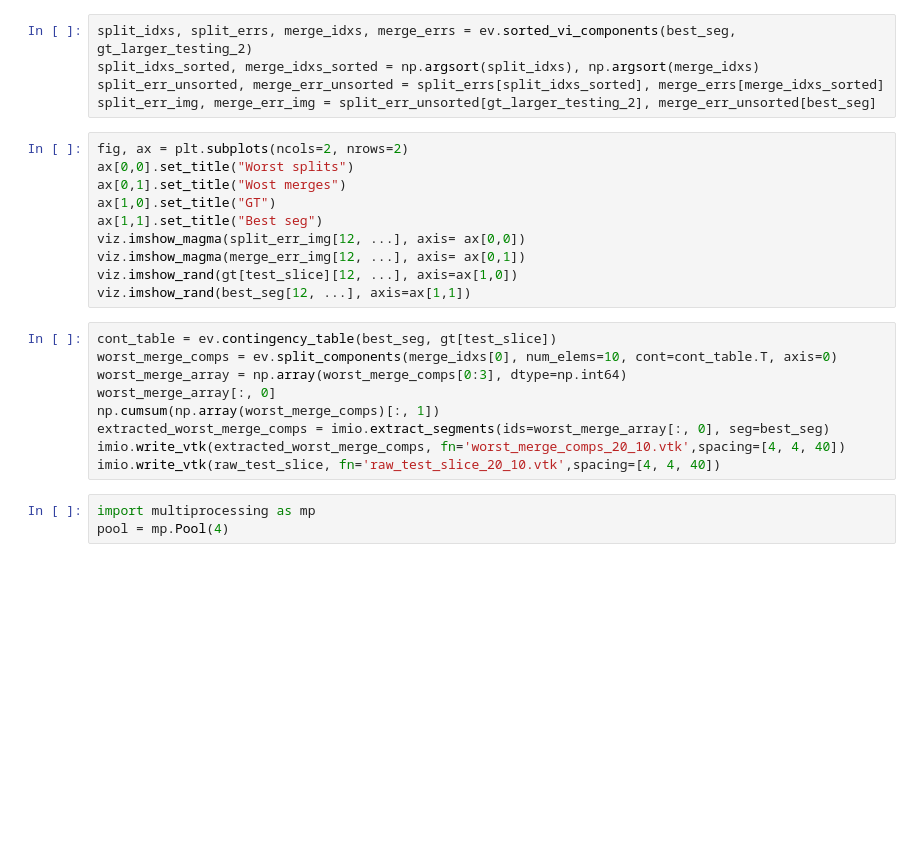
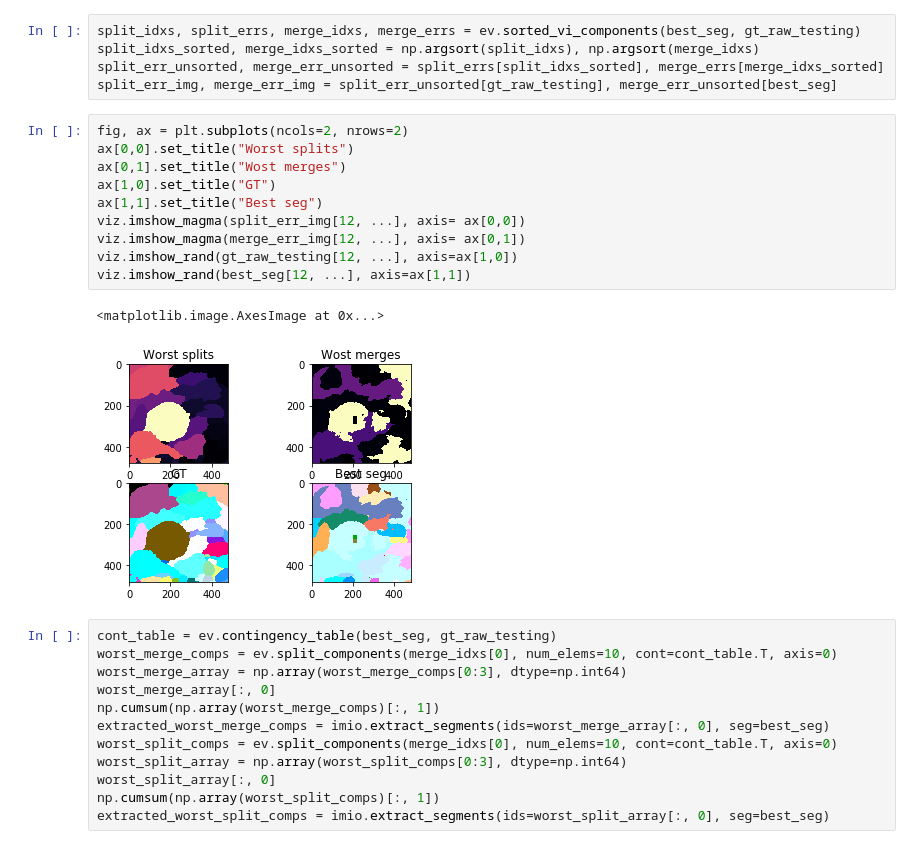
Before and after one commit to JohnnyTeutonic/view_all, a Jupyter notebook: compact_notebook.ipynb, the cells around one changed output. Saved outputs shown, nothing was run; the diff lists cells and outputs as text; blank space fills up the shorter version.

```diff
--- a/compact_notebook.ipynb
+++ b/compact_notebook.ipynb
@@ -52,28 +59,31 @@ ax1.plot(split_vi_array_2.sum(axis=1))
 # %%
-split_idxs, split_errs, merge_idxs, merge_errs = ev.sorted_vi_components(best_seg, gt_larger_testing_2)
+split_idxs, split_errs, merge_idxs, merge_errs = ev.sorted_vi_components(best_seg, gt_raw_testing)
 split_idxs_sorted, merge_idxs_sorted = np.argsort(split_idxs), np.argsort(merge_idxs)
 split_err_unsorted, merge_err_unsorted = split_errs[split_idxs_sorted], merge_errs[merge_idxs_sorted]
-split_err_img, merge_err_img = split_err_unsorted[gt_larger_testing_2], merge_err_unsorted[best_seg]
+split_err_img, merge_err_img = split_err_unsorted[gt_raw_testing], merge_err_unsorted[best_seg]
 # %%
 fig, ax = plt.subplots(ncols=2, nrows=2)
 ax[0,0].set_title("Worst splits")
 ax[0,1].set_title("Wost merges")
 ax[1,0].set_title("GT")
 ax[1,1].set_title("Best seg")
 viz.imshow_magma(split_err_img[12, ...], axis= ax[0,0])
 viz.imshow_magma(merge_err_img[12, ...], axis= ax[0,1])
-viz.imshow_rand(gt[test_slice][12, ...], axis=ax[1,0])
+viz.imshow_rand(gt_raw_testing[12, ...], axis=ax[1,0])
 viz.imshow_rand(best_seg[12, ...], axis=ax[1,1])
+# %% [output]
+<matplotlib.image.AxesImage at 0x...>
+[figure, added]
 # %%
-cont_table = ev.contingency_table(best_seg, gt[test_slice])
+cont_table = ev.contingency_table(best_seg, gt_raw_testing)
 worst_merge_comps = ev.split_components(merge_idxs[0], num_elems=10, cont=cont_table.T, axis=0)
 worst_merge_array = np.array(worst_merge_comps[0:3], dtype=np.int64)
 worst_merge_array[:, 0]
 np.cumsum(np.array(worst_merge_comps)[:, 1])
 extracted_worst_merge_comps = imio.extract_segments(ids=worst_merge_array[:, 0], seg=best_seg)
-imio.write_vtk(extracted_worst_merge_comps, fn='worst_merge_comps_20_10.vtk',spacing=[4, 4, 40])
-imio.write_vtk(raw_test_slice, fn='raw_test_slice_20_10.vtk',spacing=[4, 4, 40])
+worst_split_comps = ev.split_components(merge_idxs[0], num_elems=10, cont=cont_table.T, axis=0)
+worst_split_array = np.array(worst_split_comps[0:3], dtype=np.int64)
+worst_split_array[:, 0]
+np.cumsum(np.array(worst_split_comps)[:, 1])
+extracted_worst_split_comps = imio.extract_segments(ids=worst_split_array[:, 0], seg=best_seg)
-# %%
-import multiprocessing as mp
-pool = mp.Pool(4)
 # %%
```
Also changed, not shown: parts of 8 cells of this notebook.
